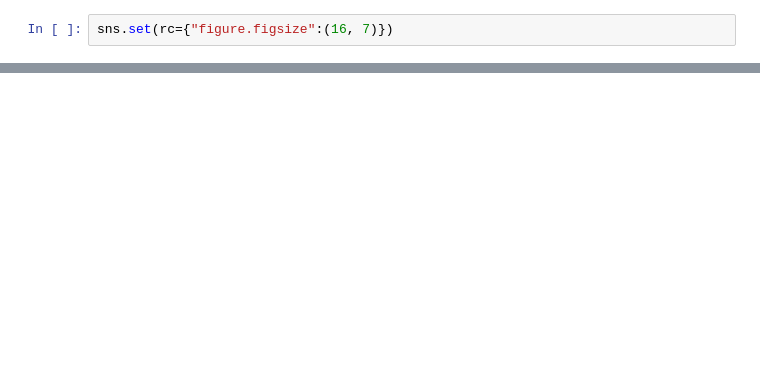
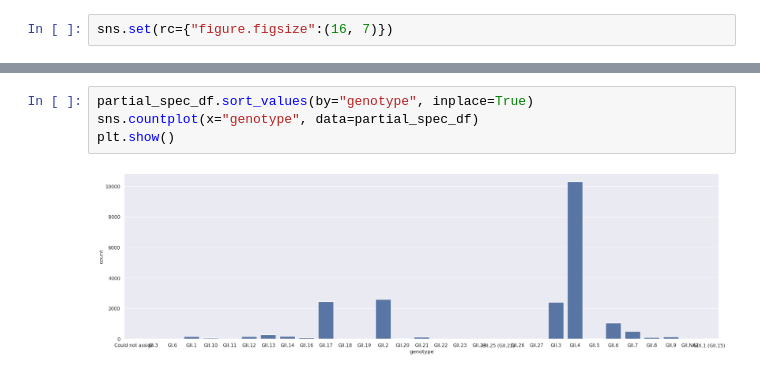
Before and after one commit to chriryde/norovirus-gii-dualtyping-ngs, a Jupyter notebook: notebooks/01_curation.ipynb, the cells around one changed output, grey strips where cells are left out. Cells and saved outputs as stored; diff of their text form; blank space fills up the shorter version.

```diff
--- a/notebooks/01_curation.ipynb
+++ b/notebooks/01_curation.ipynb
@@ -46,0 +73,6 @@ plt.show()
+# %%
+partial_spec_df.sort_values(by="genotype", inplace=True)
+sns.countplot(x="genotype", data=partial_spec_df)
+plt.show()
+# %% [output]
+[figure, added]
```
Also changed, not shown: parts of 8 cells of this notebook, 32 other files.
